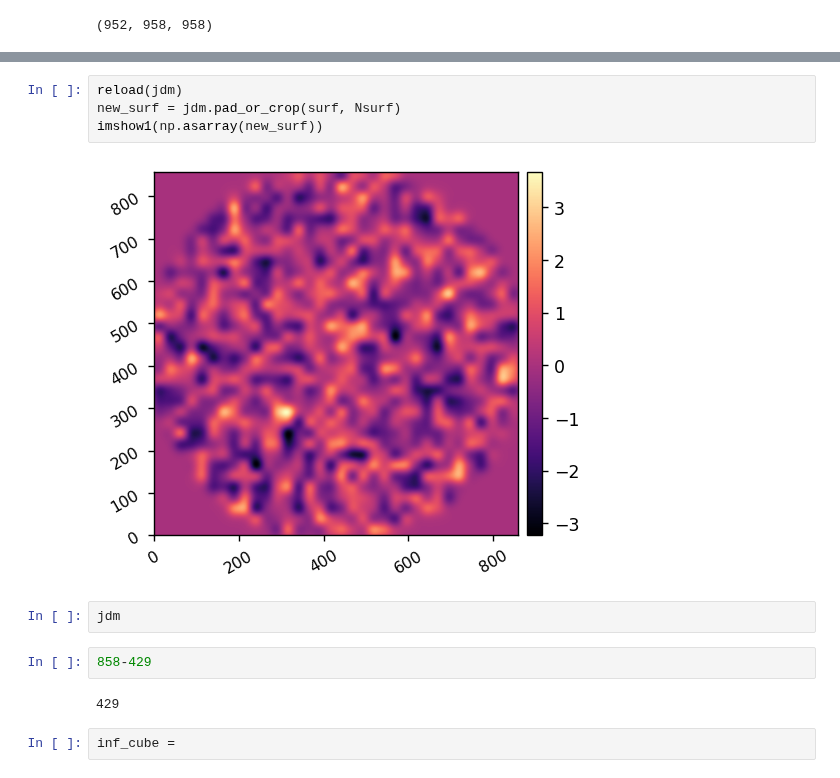
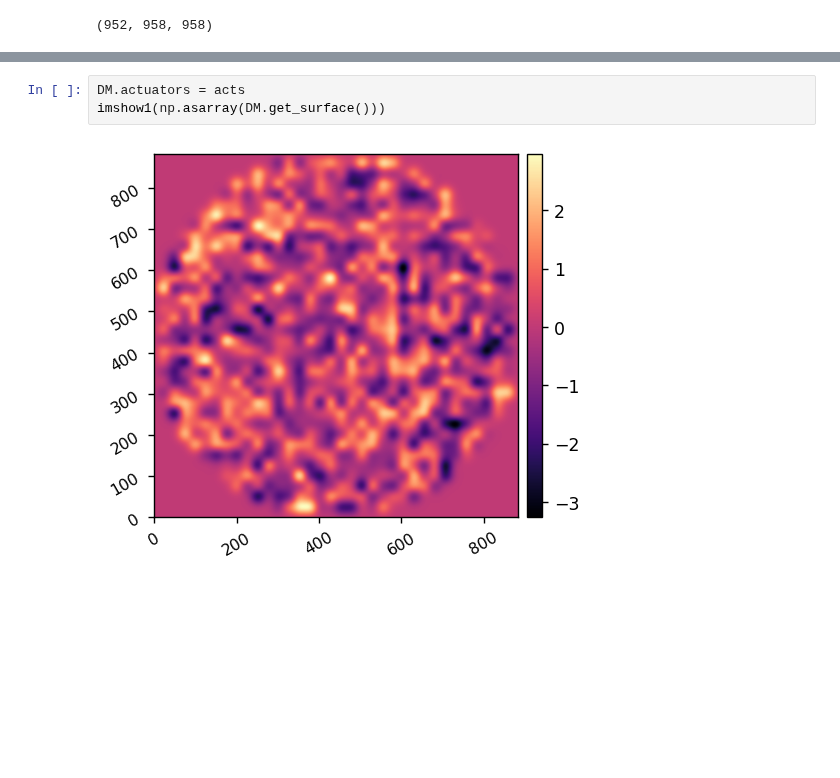
Before and after one commit to uasal/scoob-psf, a Jupyter notebook: example-notebooks/jax_tests.ipynb, the cells around one changed output, grey strips where cells are left out. Drawn from its saved outputs; the diff is of its cells as text; blank space fills up the shorter version.

```diff
--- a/example-notebooks/jax_tests.ipynb
+++ b/example-notebooks/jax_tests.ipynb
@@ -168,14 +71,5 @@ _IndexUpdateRef(Array([[ 9.85036979e-167,  5.97978079e-166,  4.35496042e-166, ..
-# %%
-reload(jdm)
-new_surf = jdm.pad_or_crop(surf, Nsurf)
-imshow1(np.asarray(new_surf))
-# %% [output]
-[figure, removed]
-# %%
-jdm
-# %%
-858-429
-# %% [output]
-429
-# %%
-inf_cube =
+# %%
+DM.actuators = acts
+imshow1(np.asarray(DM.get_surface()))
+# %% [output]
+[figure, added]
```
Also changed, not shown: parts of 20 cells of this notebook, 2 other files.
